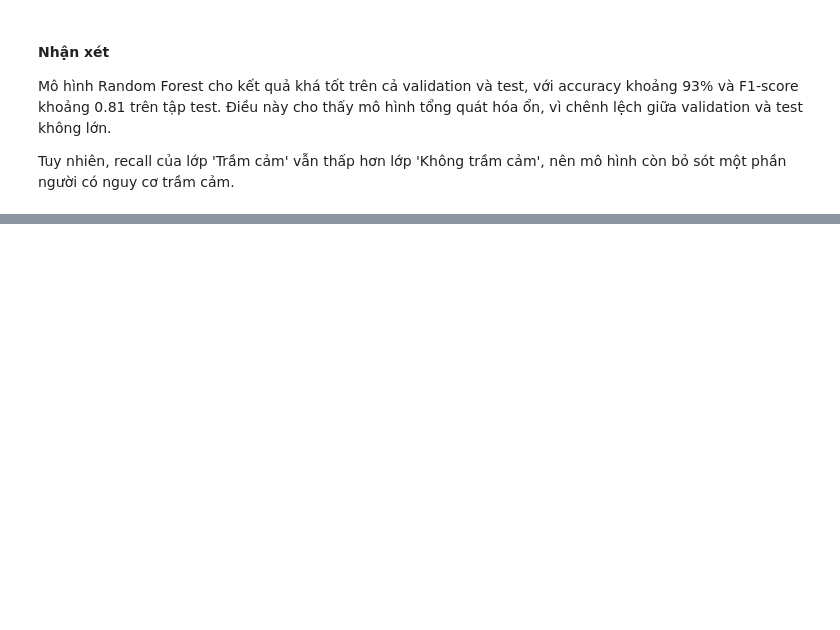
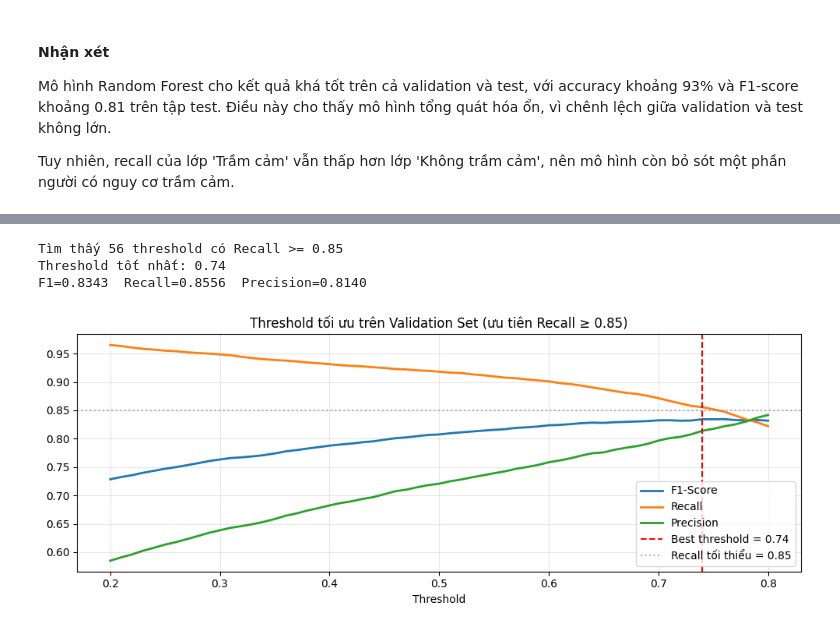
Before and after one commit to phamhuongtra/depression_analysis, a Jupyter notebook: model.ipynb, the cells around one changed output, grey strips where cells are left out. Saved outputs shown, nothing was run; the diff lists cells and outputs as text; code cells hidden in the pictures; blank space fills up the shorter version.

Commit message:
update model

```diff
--- a/model.ipynb
+++ b/model.ipynb
@@ -195,0 +240,20 @@ Tuy nhiên, recall của lớp 'Trầm cảm' vẫn thấp hơn lớp 'Không tr
+# %%
+X_train_lgb = X_train.copy()
+X_val_lgb   = X_val.copy()
+X_test_lgb  = X_test.copy()
+
+# Xử lý CGPA = -1.0 → NaN
+for df_part in [X_train_lgb, X_val_lgb, X_test_lgb]:
+    df_part['CGPA'] = df_part['CGPA'].replace(-1.0, np.nan)
+
+print(f"CGPA = NaN sau xử lý: {X_train_lgb['CGPA'].isna().sum():,} dòng (bình thường - đây là Working Professional)")
+
+# Ép kiểu category
+cat_cols_lgb = X_train_lgb.select_dtypes(include=['object', 'string']).columns.tolist()
+for col in cat_cols_lgb:
+    X_train_lgb[col] = X_train_lgb[col].astype('category')
+    X_val_lgb[col]   = X_val_lgb[col].astype('category')
+    X_test_lgb[col]  = X_test_lgb[col].astype('category')
+
+print(f"Categorical columns ({len(cat_cols_lgb)}): {cat_cols_lgb}")
+print(f"Numeric columns: {[c for c in X_train_lgb.columns if c not in cat_cols_lgb]}")
@@ -195,0 +345,53 @@ Tuy nhiên, recall của lớp 'Trầm cảm' vẫn thấp hơn lớp 'Không tr
+# %%
+# TỐI ƯU THRESHOLD TRÊN VALIDATION SET
+val_proba = model_lgb.predict(X_val_lgb, num_iteration=model_lgb.best_iteration)
+
+thresholds = np.arange(0.2, 0.8, 0.01)
+results = []
+for t in thresholds:
+    preds = (val_proba >= t).astype(int)
+    results.append({
+        'threshold': t,
+        'f1':        f1_score(y_val, preds),
+        'recall':    recall_score(y_val, preds),
+        'precision': precision_score(y_val, preds),
+    })
+
+results_df = pd.DataFrame(results)
+
+# Ưu tiên Recall >= 0.85 trước, sau đó lấy F1 cao nhất trong nhóm đó
+# Lý do: bài toán sàng lọc tâm lý - bỏ sót người bệnh nguy hiểm hơn đoán nhầm
+RECALL_MIN = 0.85
+candidates = results_df[results_df['recall'] >= RECALL_MIN]
+
+if len(candidates) > 0:
+    best_row = candidates.loc[candidates['f1'].idxmax()]
+    print(f"Tìm thấy {len(candidates)} threshold có Recall >= {RECALL_MIN}")
+else:
+    best_row = results_df.loc[results_df['f1'].idxmax()]
+    print(f"Không có threshold nào đạt Recall >= {RECALL_MIN}, fallback về max F1")
+
+BEST_THRESHOLD = best_row['threshold']
+print(f"Threshold tốt nhất: {BEST_THRESHOLD:.2f}")
+print(f"F1={best_row['f1']:.4f}  Recall={best_row['recall']:.4f}  Precision={best_row['precision']:.4f}")
+
+# Visualize
+fig, ax = plt.subplots(figsize=(10, 4))
+ax.plot(results_df['threshold'], results_df['f1'],        label='F1-Score',  linewidth=2)
+ax.plot(results_df['threshold'], results_df['recall'],    label='Recall',    linewidth=2)
+ax.plot(results_df['threshold'], results_df['precision'], label='Precision', linewidth=2)
+ax.axvline(x=BEST_THRESHOLD, color='red', linestyle='--',
+           label=f'Best threshold = {BEST_THRESHOLD:.2f}')
+ax.axhline(y=RECALL_MIN, color='gray', linestyle=':', alpha=0.6,
+           label=f'Recall tối thiểu = {RECALL_MIN}')
+ax.set_xlabel('Threshold')
+ax.set_title('Threshold tối ưu trên Validation Set (ưu tiên Recall ≥ 0.85)')
+ax.legend()
+ax.grid(alpha=0.3)
+plt.tight_layout()
+plt.show()
+# %% [output]
+Tìm thấy 56 threshold có Recall >= 0.85
+Threshold tốt nhất: 0.74
+F1=0.8343  Recall=0.8556  Precision=0.8140
+[figure, added]
```
Also changed, not shown: parts of 22 cells of this notebook.
